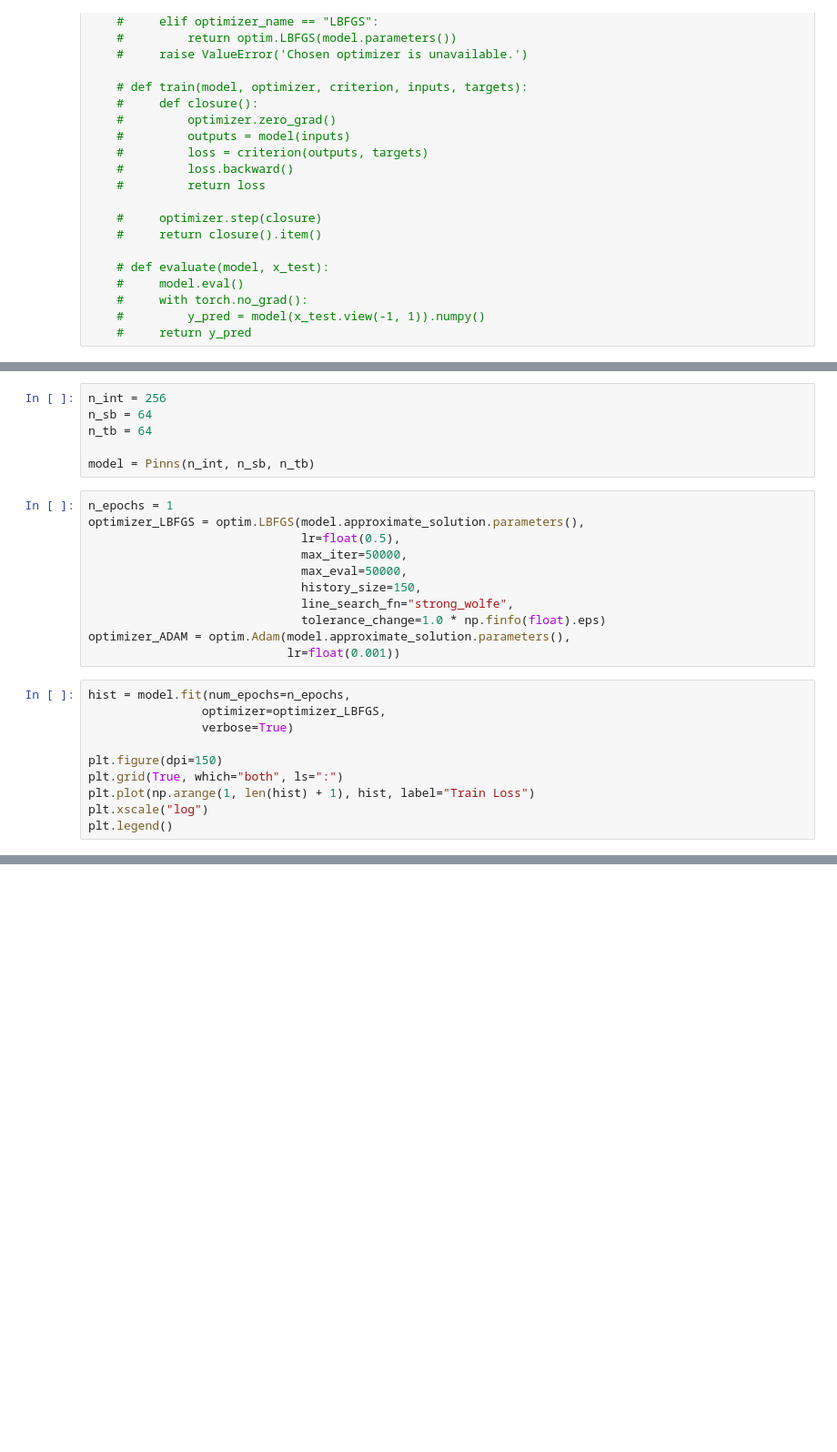
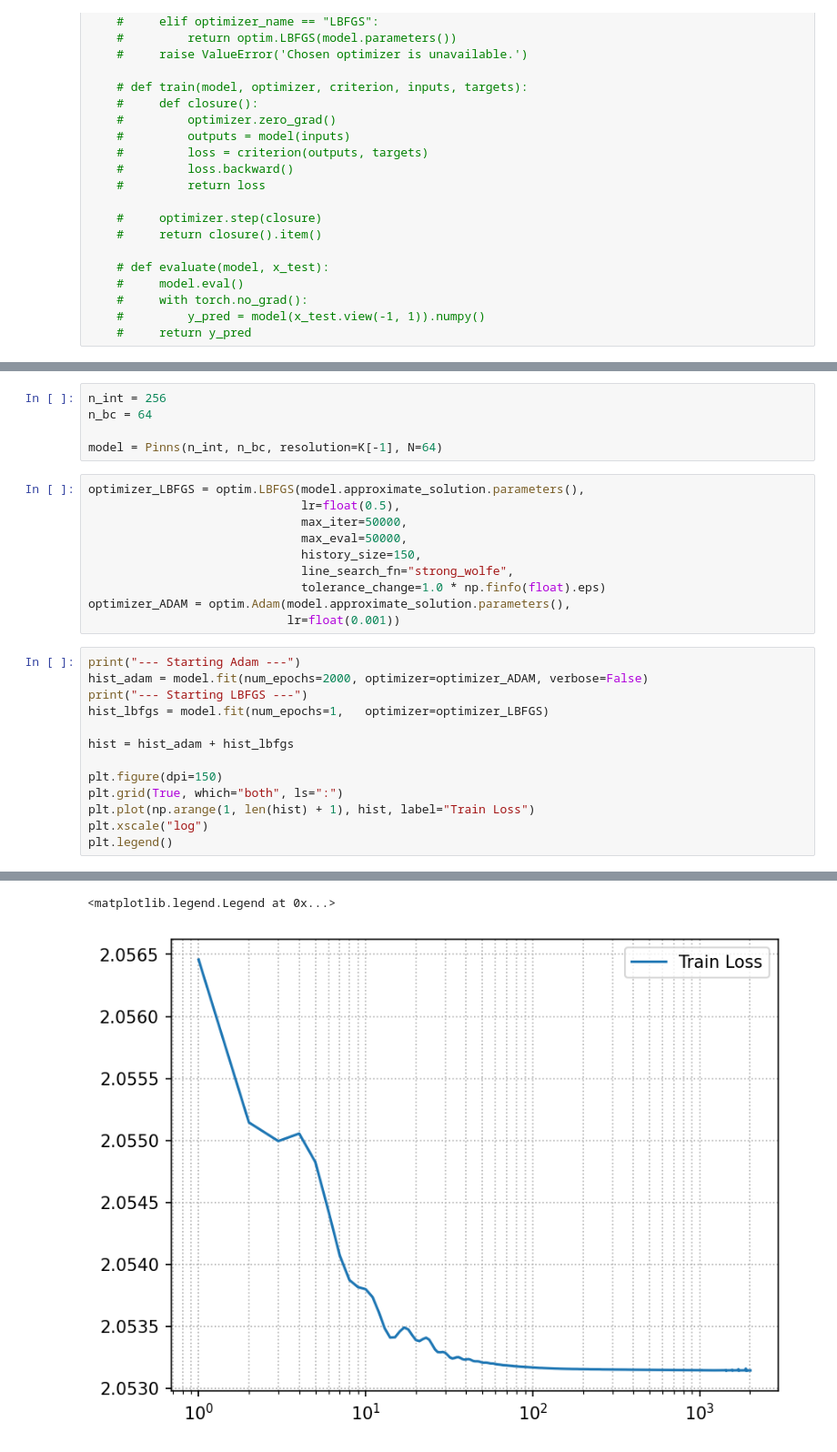
Before and after one commit to tia987/AISE, a Jupyter notebook: task_1/task_1.ipynb, the cells around one changed output, grey strips where cells are left out. Shown: that part at 91% size. Saved outputs shown, nothing was run; the diff lists cells and outputs as text; blank space fills up the shorter version.

```diff
--- a/task_1/task_1.ipynb
+++ b/task_1/task_1.ipynb
@@ -221,11 +271,9 @@ class Pinns:
 # %%
 n_int = 256
-n_sb = 64
-n_tb = 64
+n_bc = 64
 
-model = Pinns(n_int, n_sb, n_tb)
+model = Pinns(n_int, n_bc, resolution=K[-1], N=64)
 # %%
-n_epochs = 1
 optimizer_LBFGS = optim.LBFGS(model.approximate_solution.parameters(),
                               lr=float(0.5),
                               max_iter=50000,
@@ -236,12 +284,16 @@ optimizer_LBFGS = optim.LBFGS(model.approximate_solution.parameters(),
 optimizer_ADAM = optim.Adam(model.approximate_solution.parameters(),
                             lr=float(0.001))
 # %%
-hist = model.fit(num_epochs=n_epochs,
-                optimizer=optimizer_LBFGS,
-                verbose=True)
+print("--- Starting Adam ---")
+hist_adam = model.fit(num_epochs=2000, optimizer=optimizer_ADAM, verbose=False)
+print("--- Starting LBFGS ---")
+hist_lbfgs = model.fit(num_epochs=1,   optimizer=optimizer_LBFGS)
+
+hist = hist_adam + hist_lbfgs
 
 plt.figure(dpi=150)
 plt.grid(True, which="both", ls=":")
 plt.plot(np.arange(1, len(hist) + 1), hist, label="Train Loss")
 plt.xscale("log")
 plt.legend()
+# %% [output]
@@ -247,0 +315,2 @@ plt.legend()
+<matplotlib.legend.Legend at 0x...>
+[figure, added]
```
Also changed, not shown: parts of 7 cells of this notebook.
